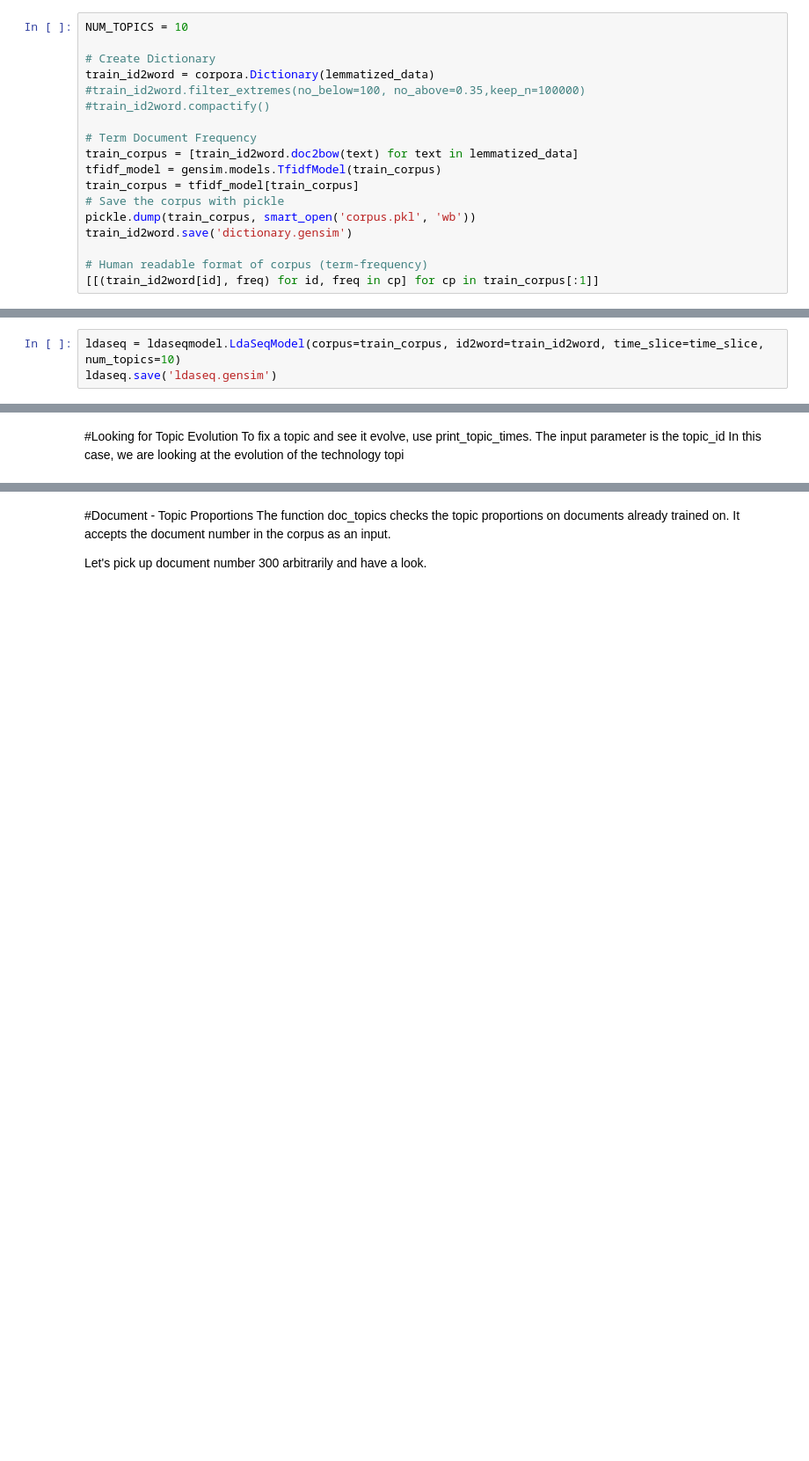
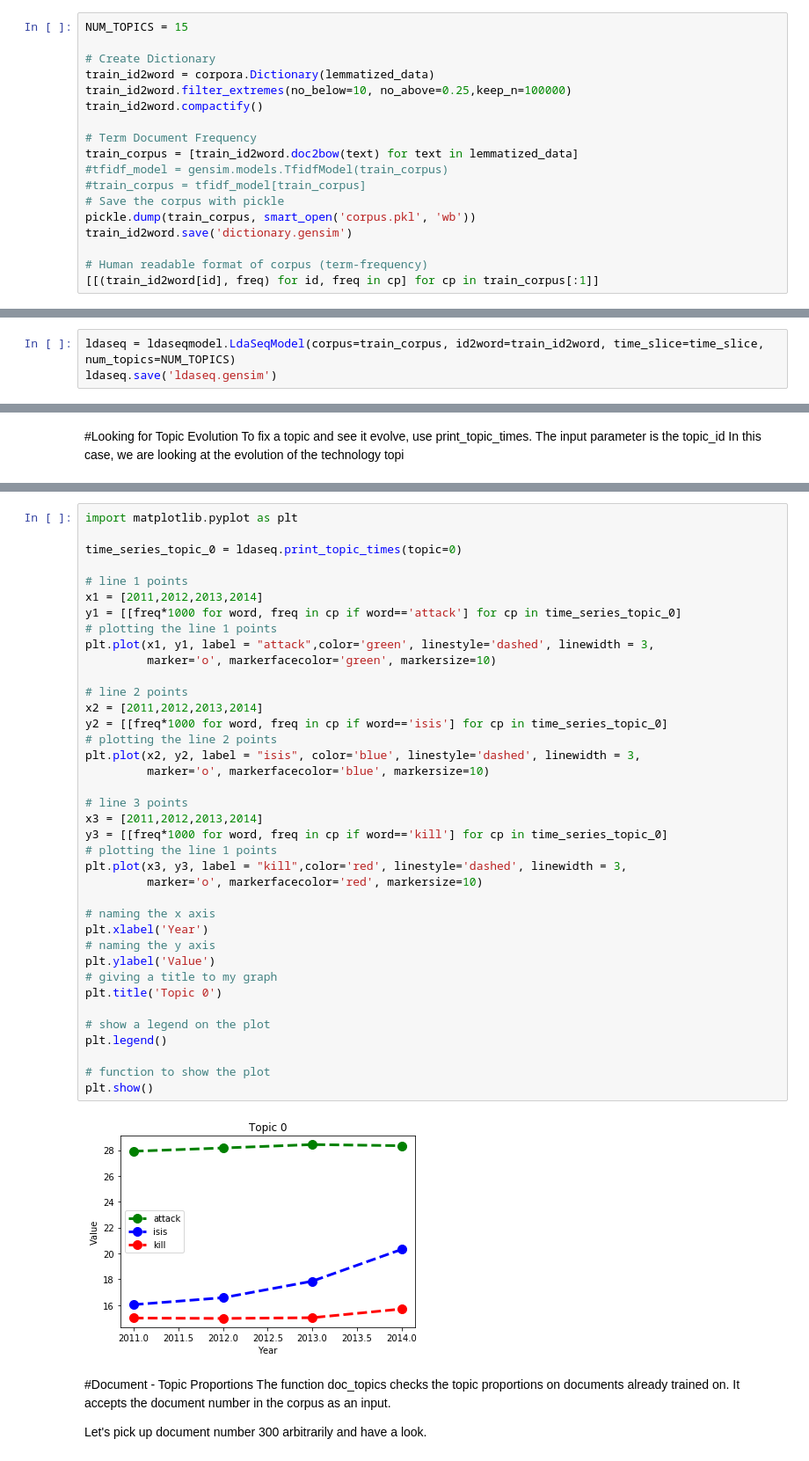
Before and after one commit to inderjot29/Topic-Modeling, a Jupyter notebook: Topic_Modelling.ipynb, the cells around one changed output, grey strips where cells are left out. Shown at 88% size. Drawn from its saved outputs; the diff is of its cells as text; blank space fills up the shorter version.

```diff
--- a/Topic_Modelling.ipynb
+++ b/Topic_Modelling.ipynb
@@ -247,15 +262,15 @@ print(lemmatized_data[:1])
 # %%
-NUM_TOPICS = 10
+NUM_TOPICS = 15
 
 # Create Dictionary
 train_id2word = corpora.Dictionary(lemmatized_data)
-#train_id2word.filter_extremes(no_below=100, no_above=0.35,keep_n=100000)
-#train_id2word.compactify()
+train_id2word.filter_extremes(no_below=10, no_above=0.25,keep_n=100000)
+train_id2word.compactify()
 
 # Term Document Frequency
 train_corpus = [train_id2word.doc2bow(text) for text in lemmatized_data]
-tfidf_model = gensim.models.TfidfModel(train_corpus)
-train_corpus = tfidf_model[train_corpus]
+#tfidf_model = gensim.models.TfidfModel(train_corpus)
+#train_corpus = tfidf_model[train_corpus]
 # Save the corpus with pickle
 pickle.dump(train_corpus, smart_open('corpus.pkl', 'wb'))
 train_id2word.save('dictionary.gensim')
@@ -500,7 +574,7 @@ from gensim.matutils import hellinger
 # %%
 time_slice = [1, 26, 212,76]
 # %%
-ldaseq = ldaseqmodel.LdaSeqModel(corpus=train_corpus, id2word=train_id2word, time_slice=time_slice, num_topics=10)
+ldaseq = ldaseqmodel.LdaSeqModel(corpus=train_corpus, id2word=train_id2word, time_slice=time_slice, num_topics=NUM_TOPICS)
 ldaseq.save('ldaseq.gensim')
 # %% [markdown]
 #Visualizing Topics
@@ -520,3 +630,43 @@ ldaseq.print_topic_times(topic=0)
+# %%
+import matplotlib.pyplot as plt
+
+time_series_topic_0 = ldaseq.print_topic_times(topic=0)
+
+# line 1 points
+x1 = [2011,2012,2013,2014]
+y1 = [[freq*1000 for word, freq in cp if word=='attack'] for cp in time_series_topic_0]
+# plotting the line 1 points
+plt.plot(x1, y1, label = "attack",color='green', linestyle='dashed', linewidth = 3,
+         marker='o', markerfacecolor='green', markersize=10)
+
+# line 2 points
+x2 = [2011,2012,2013,2014]
+y2 = [[freq*1000 for word, freq in cp if word=='isis'] for cp in time_series_topic_0]
+# plotting the line 2 points
+plt.plot(x2, y2, label = "isis", color='blue', linestyle='dashed', linewidth = 3,
+         marker='o', markerfacecolor='blue', markersize=10)
+
+# line 3 points
+x3 = [2011,2012,2013,2014]
+y3 = [[freq*1000 for word, freq in cp if word=='kill'] for cp in time_series_topic_0]
+# plotting the line 1 points
+plt.plot(x3, y3, label = "kill",color='red', linestyle='dashed', linewidth = 3,
+         marker='o', markerfacecolor='red', markersize=10)
+
+# naming the x axis
+plt.xlabel('Year')
+# naming the y axis
+plt.ylabel('Value')
+# giving a title to my graph
+plt.title('Topic 0')
+
+# show a legend on the plot
+plt.legend()
+
+# function to show the plot
+plt.show()
+# %% [output]
+[figure, added]
 # %% [markdown]
 #Document - Topic Proportions
 The function doc_topics checks the topic proportions on documents already trained on. It accepts the document number in the corpus as an input.
```
Also changed, not shown: parts of 24 cells of this notebook.
